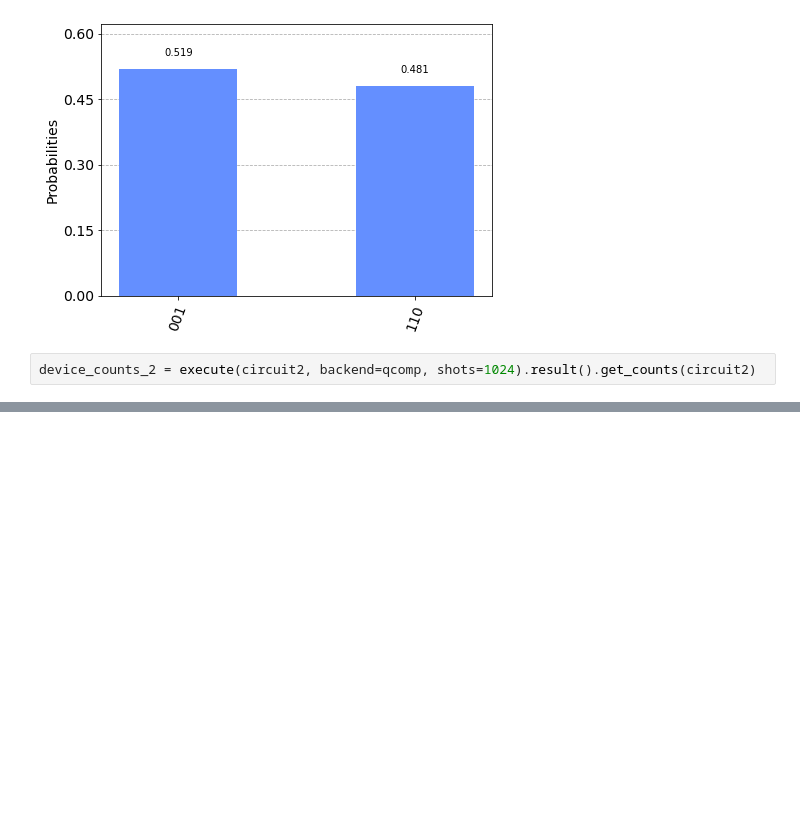
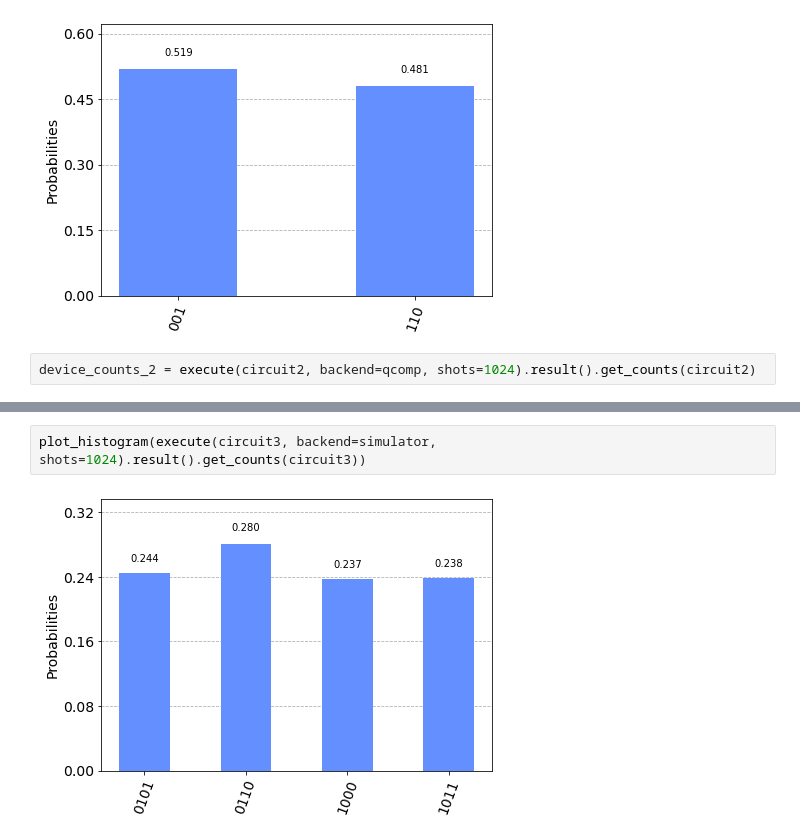
Before and after one commit to MichalJankowskii/QuantumSolutions, a Jupyter notebook: IBM/Errors.ipynb, the cells around one changed output, grey strips where cells are left out. Drawn from its saved outputs; the diff is of its cells as text; blank space fills up the shorter version.

```diff
--- a/IBM/Errors.ipynb
+++ b/IBM/Errors.ipynb
@@ -97,0 +116,4 @@ plot_histogram(device_mitigated_counts_2)
+# %%
+plot_histogram(execute(circuit3, backend=simulator, shots=1024).result().get_counts(circuit3))
+# %% [output]
+[figure, added]
```
Also changed, not shown: parts of 9 cells of this notebook.
